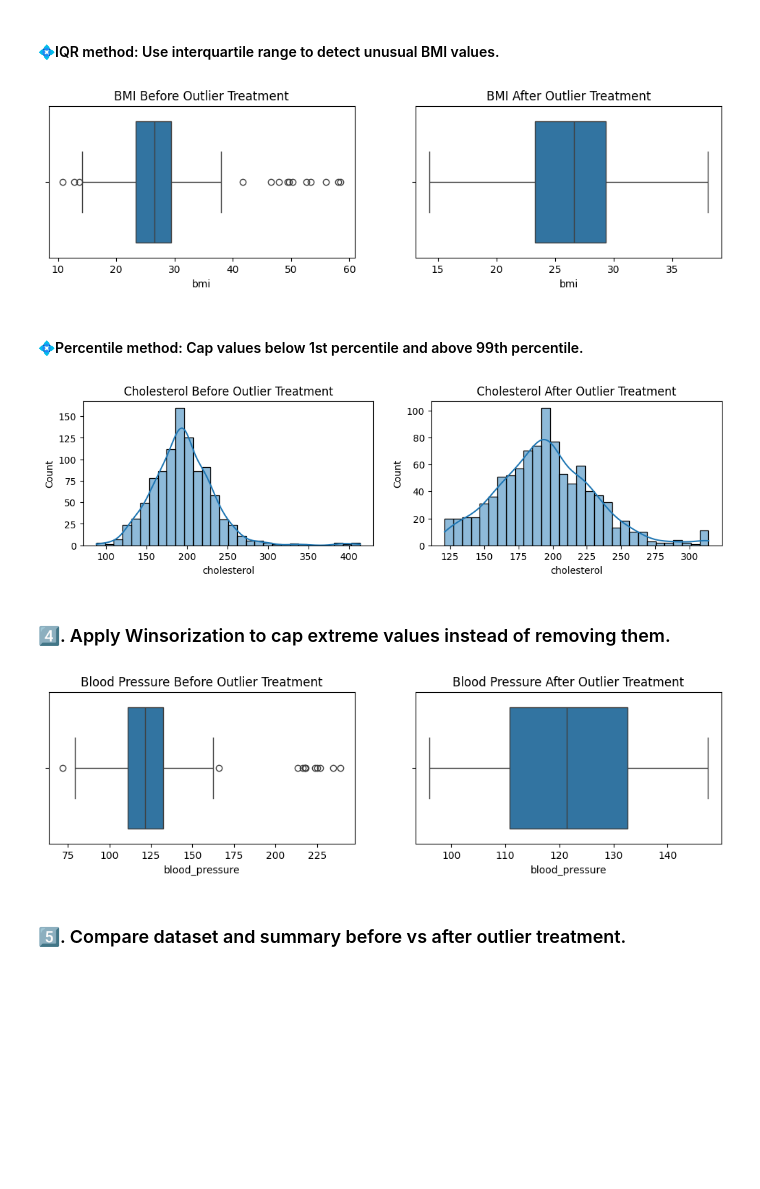
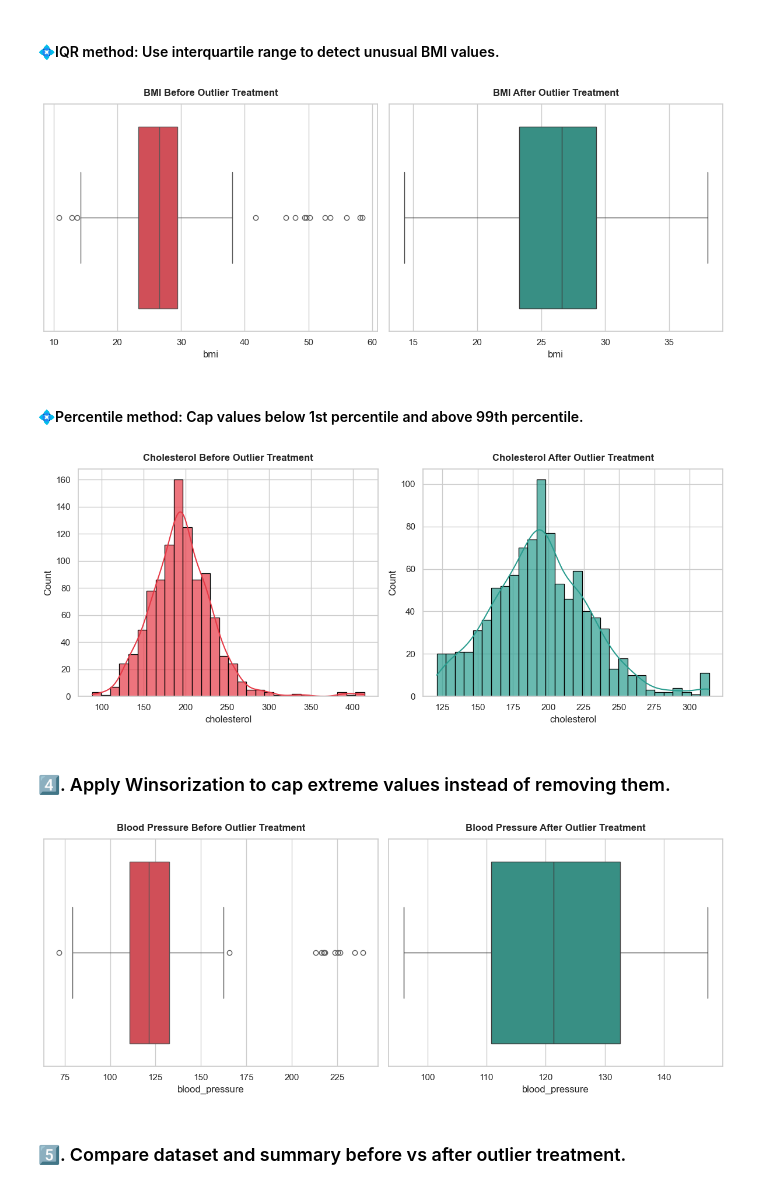
Before and after one commit to ah1331/rw, a Jupyter notebook: DPFE/pr2/data_cleanser.ipynb, the cells around one changed output. Drawn from its saved outputs; the diff is of its cells as text; code cells hidden in the pictures; blank space fills up the shorter version.

```diff
--- a/DPFE/pr2/data_cleanser.ipynb
+++ b/DPFE/pr2/data_cleanser.ipynb
@@ -3,3 +3,6 @@ import pandas as pd
 import numpy as np
 import seaborn as sns
 import matplotlib.pyplot as plt
+
+# Set attractive whitegrid theme and color palette
+sns.set_theme(style="whitegrid", palette="muted")
@@ -213,62 +211,65 @@ Number of outliers in glucose column using Z-score method: 10
 # %% [markdown]
 #### 💠IQR method: Use interquartile range to detect unusual BMI values.
 # %%
-from django.conf.locale import pl
-
-
 q1 = df['bmi'].quantile(0.25)
 q3 = df['bmi'].quantile(0.75)
 iqr = q3 - q1
 low = q1 - 1.5 * iqr
 high = q3 + 1.5 * iqr
 
+df = df[(df['bmi'] >= low) & (df['bmi'] <= high)]
 
-df=df[(df['bmi'] >= low) & (df['bmi'] <= high)]
+plt.figure(figsize=(12, 5))
+plt.subplot(1, 2, 1)
+sns.boxplot(x=df_copy['bmi'], color='#e63946')
+plt.title('BMI Before Outlier Treatment', fontsize=12, fontweight='bold', pad=10)
 
-plt.figure(figsize=(12, 6))
-plt.subplot(2, 2, 1)
-sns.boxplot(x=df_copy['bmi'])
-plt.title('BMI Before Outlier Treatment')
-plt.subplot(2, 2, 2)
-sns.boxplot(x=df['bmi'])
-plt.title('BMI After Outlier Treatment')
+plt.subplot(1, 2, 2)
+sns.boxplot(x=df['bmi'], color='#2a9d8f')
+plt.title('BMI After Outlier Treatment', fontsize=12, fontweight='bold', pad=10)
+plt.tight_layout()
 plt.show()
 # %% [output]
-[figure, old version]
+[figure, new version]
 # %% [markdown]
 #### 💠Percentile method: Cap values below 1st percentile and above 99th percentile.
 # %%
-low=df['cholesterol'].quantile(0.01)
-high=df['cholesterol'].quantile(0.99)
+low = df['cholesterol'].quantile(0.01)
+high = df['cholesterol'].quantile(0.99)
 
 df['cholesterol'] = df['cholesterol'].clip(lower=low, upper=high)
 
-plt.figure(figsize=(12, 6))
-plt.subplot(2, 2, 1)
-sns.histplot(df_copy['cholesterol'], kde=True, bins=30)
-plt.title('Cholesterol Before Outlier Treatment')
-plt.subplot(2, 2, 2)
-sns.histplot(df['cholesterol'], kde=True, bins=30)
-plt.title('Cholesterol After Outlier Treatment')
+plt.figure(figsize=(12, 5))
+plt.subplot(1, 2, 1)
+sns.histplot(df_copy['cholesterol'], kde=True, bins=30, color='#e63946', edgecolor='black', alpha=0.7)
+plt.title('Cholesterol Before Outlier Treatment', fontsize=12, fontweight='bold', pad=10)
+
+plt.subplot(1, 2, 2)
+sns.histplot(df['cholesterol'], kde=True, bins=30, color='#2a9d8f', edgecolor='black', alpha=0.7)
+plt.title('Cholesterol After Outlier Treatment', fontsize=12, fontweight='bold', pad=10)
+plt.tight_layout()
 plt.show()
 # %% [output]
-[figure, old version]
+[figure, new version]
 # %% [markdown]
 ### 4️⃣. Apply Winsorization to cap extreme values instead of removing them.
 # %%
 from scipy.stats.mstats import winsorize
 
 df['blood_pressure'] = winsorize(df['blood_pressure'], limits=[0.05, 0.05])
-plt.figure(figsize=(12, 6))
-plt.subplot(2, 2, 1)
-sns.boxplot(x=df_copy['blood_pressure'])
-plt.title('Blood Pressure Before Outlier Treatment')
-plt.subplot(2, 2, 2)
-sns.boxplot(x=df['blood_pressure'])
-plt.title('Blood Pressure After Outlier Treatment')
+
+plt.figure(figsize=(12, 5))
+plt.subplot(1, 2, 1)
+sns.boxplot(x=df_copy['blood_pressure'], color='#e63946')
+plt.title('Blood Pressure Before Outlier Treatment', fontsize=12, fontweight='bold', pad=10)
+
+plt.subplot(1, 2, 2)
+sns.boxplot(x=df['blood_pressure'], color='#2a9d8f')
+plt.title('Blood Pressure After Outlier Treatment', fontsize=12, fontweight='bold', pad=10)
+plt.tight_layout()
 plt.show()
 # %% [output]
-[figure, old version]
+[figure, new version]
 # %% [markdown]
 ### 5️⃣. Compare dataset and summary before vs after outlier treatment.
 # %%
```
Also changed, not shown: parts of 5 cells of this notebook, 3 other files.
